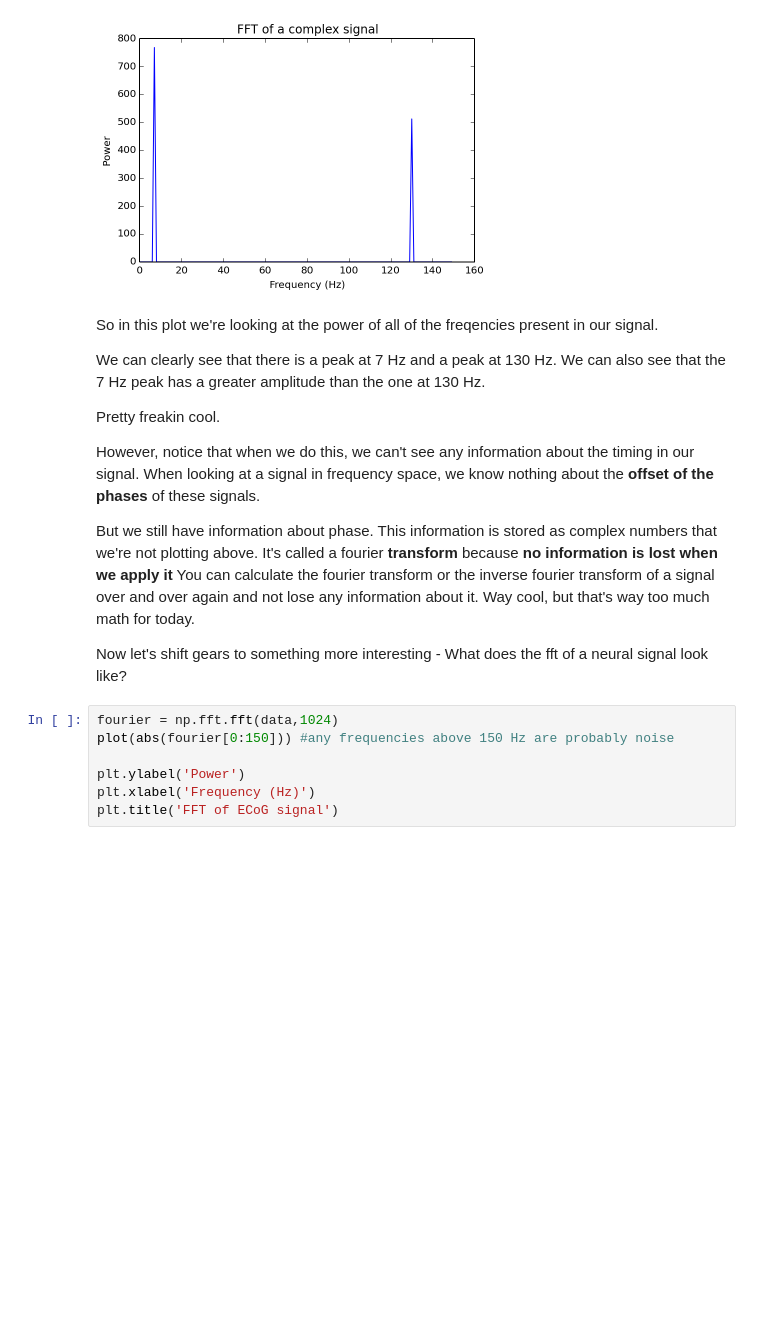
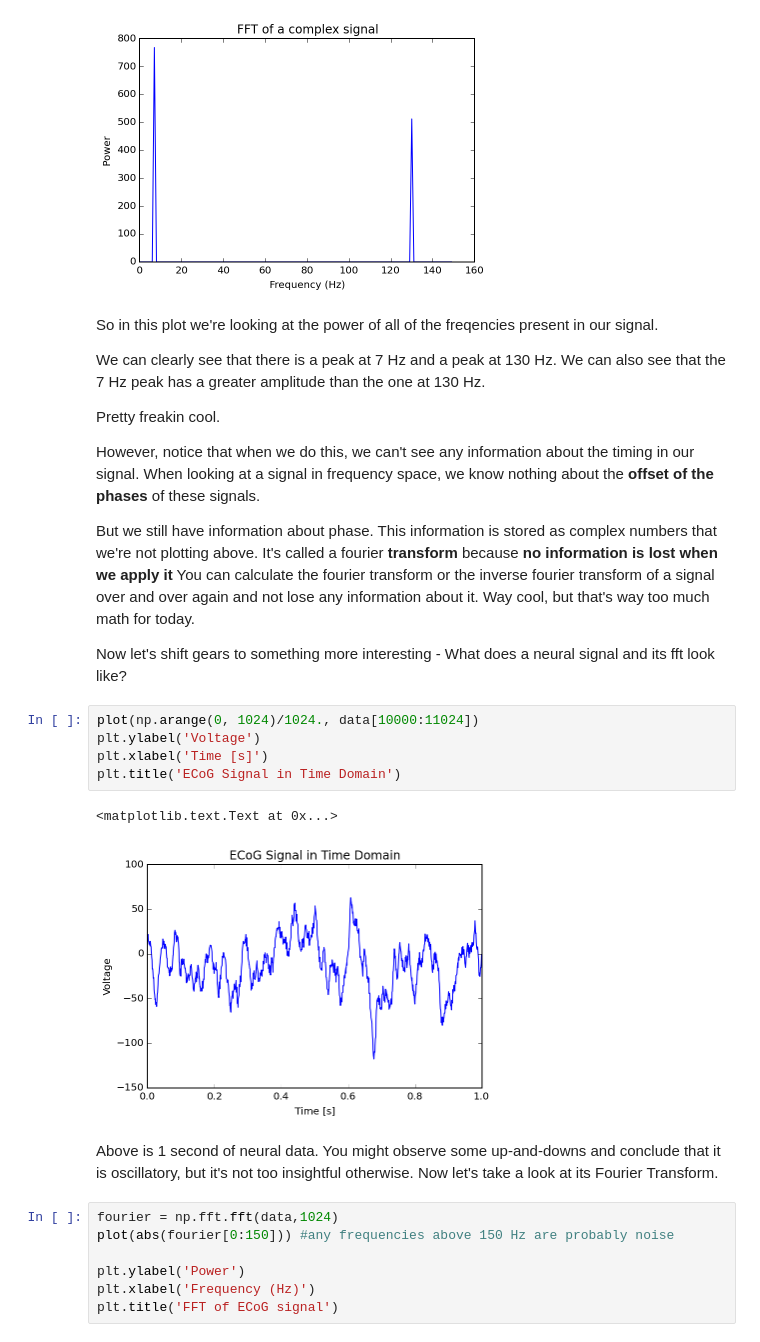
Before and after one commit to voytekresearch/Tutorials, a Jupyter notebook: Power Spectral Density and Sampling Tutorial.ipynb, the cells around one changed output. Saved outputs shown, nothing was run; the diff lists cells and outputs as text; blank space fills up the shorter version.

```diff
--- a/Power Spectral Density and Sampling Tutorial.ipynb
+++ b/Power Spectral Density and Sampling Tutorial.ipynb
@@ -111,7 +111,17 @@ However, notice that when we do this, we can't see any information about the tim
 But we still have information about phase. This information is stored as complex numbers that we're not plotting above. It's called a fourier **transform** because **no information is lost when we apply it** You can calculate the fourier transform or the inverse fourier transform of a signal over and over again and not lose any information about it.
 Way cool, but that's way too much math for today.
 
-Now let's shift gears to something more interesting - What does the fft of a neural signal look like?
+Now let's shift gears to something more interesting - What does a neural signal and its fft look like?
+# %%
+plot(np.arange(0, 1024)/1024., data[10000:11024])
+plt.ylabel('Voltage')
+plt.xlabel('Time [s]')
+plt.title('ECoG Signal in Time Domain')
+# %% [output]
+<matplotlib.text.Text at 0x...>
+[figure, added]
+# %% [markdown]
+Above is 1 second of neural data. You might observe some up-and-downs and conclude that it is oscillatory, but it's not too insightful otherwise. Now let's take a look at its Fourier Transform.
 # %%
 fourier = np.fft.fft(data,1024)
 plot(abs(fourier[0:150])) #any frequencies above 150 Hz are probably noise
```
Also changed, not shown: parts of 4 cells of this notebook.
